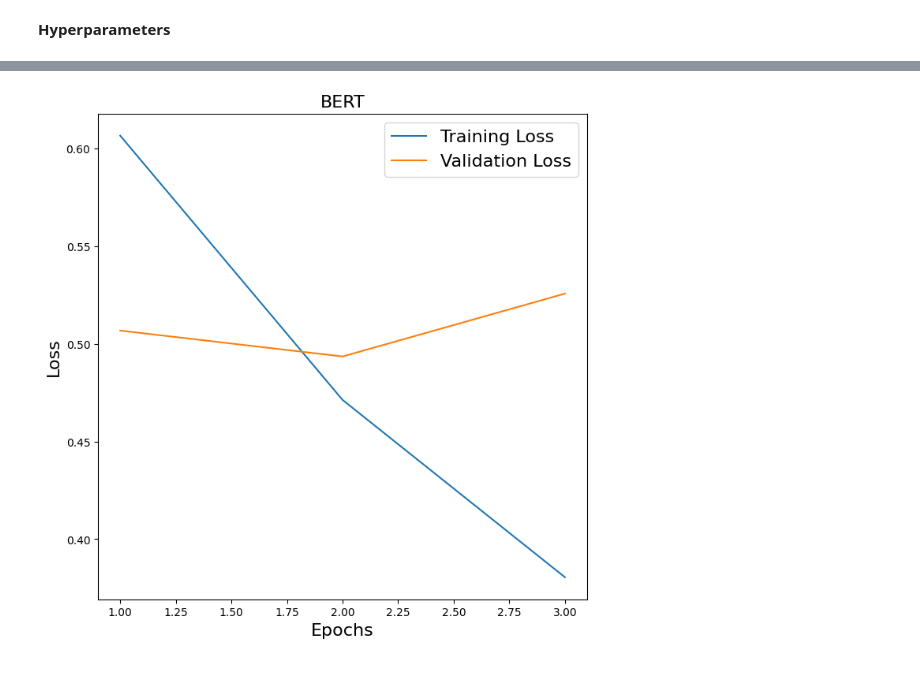
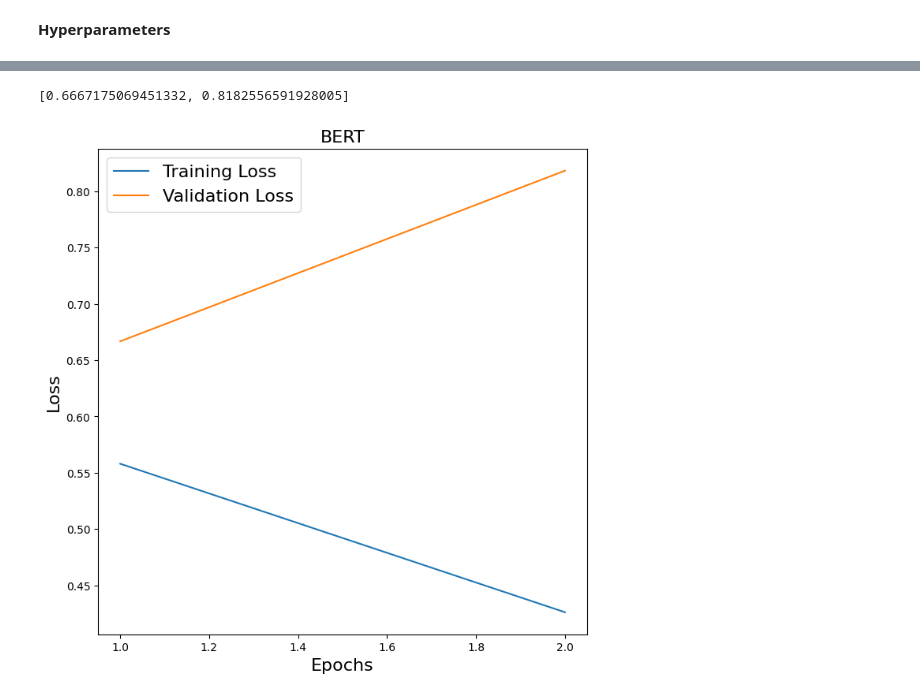
Before and after one commit to susannapaoli/hateful-speech-memes, a Jupyter notebook: Experiment Notebooks/BERT.ipynb, the cells around one changed output, grey strips where cells are left out. Drawn from its saved outputs; the diff is of its cells as text; code cells hidden in the pictures.

```diff
--- a/Experiment Notebooks/BERT.ipynb
+++ b/Experiment Notebooks/BERT.ipynb
@@ -72,3 +75,6 @@ validlist = 'validation.json'
+# %%
+trainlist = 'train.jsonl'
+validlist = 'test_seen.jsonl'
 # %%
 train_dataset = mydataset(trainlist, name='train')
 train_dataloader = data.DataLoader(train_dataset, shuffle= True, batch_size = 32, num_workers=16,pin_memory=True)
@@ -96,8 +102,8 @@ You should probably TRAIN this model on a down-stream task to be able to use it
 **Hyperparameters**
 # %%
 criterion = nn.CrossEntropyLoss()
-optimizer = AdamW(model.parameters(), lr = 2e-5, eps = 1e-8)
-num_Epochs = 1
+optimizer = AdamW(model.parameters(), lr = 5e-5, eps = 1e-8)
+num_Epochs = 2
 total_steps = len(train_dataloader) * num_Epochs
 lr_scheduler = get_linear_schedule_with_warmup(optimizer, num_warmup_steps = 0,  num_training_steps = total_steps)
 # %%
@@ -117,5 +126,9 @@ Validation Loss: 0.5128 Validation Accuracy: 0.7694
+# %%
+v_loss
+# %% [output]
+[0.6667175069451332, 0.8182556591928005]
 # %%
-plot_loss((num_Epochs - 1), train_loss, v_loss, 'BERT')
+plot_loss(num_Epochs, train_loss, v_loss, 'BERT')
 # %% [output]
-[figure, old version]
+[figure, new version]
 # %%
```
Also changed, not shown: parts of 8 cells of this notebook, 1 other file.
